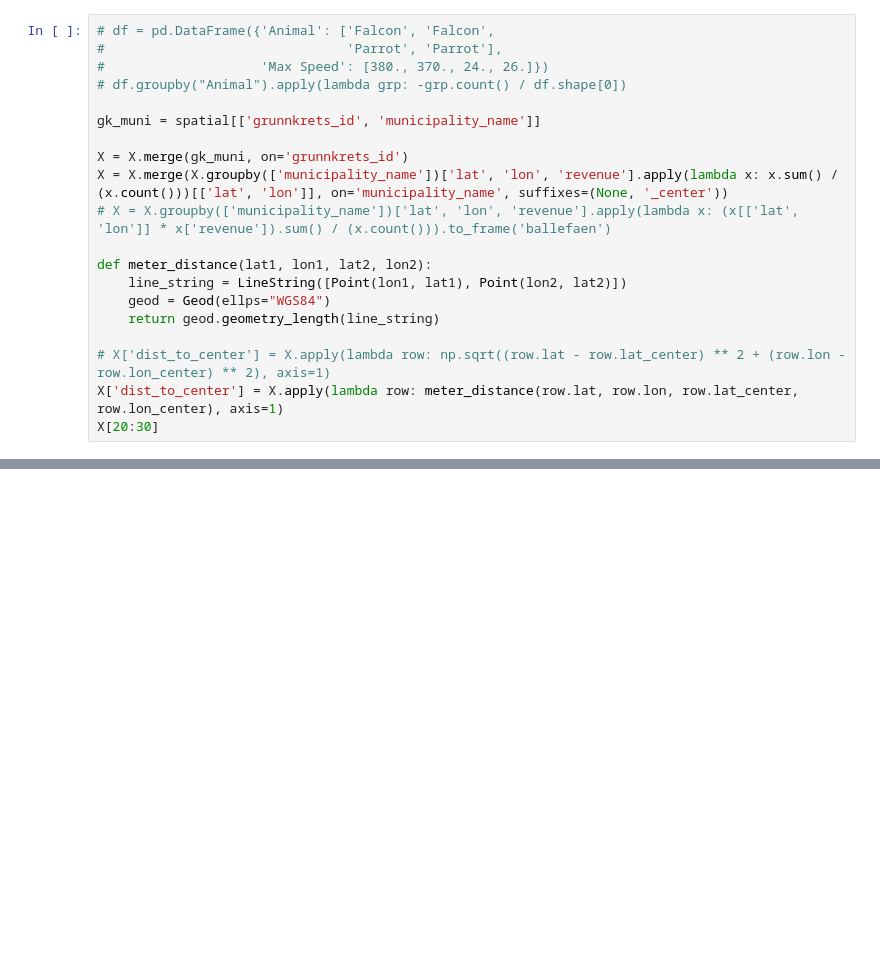
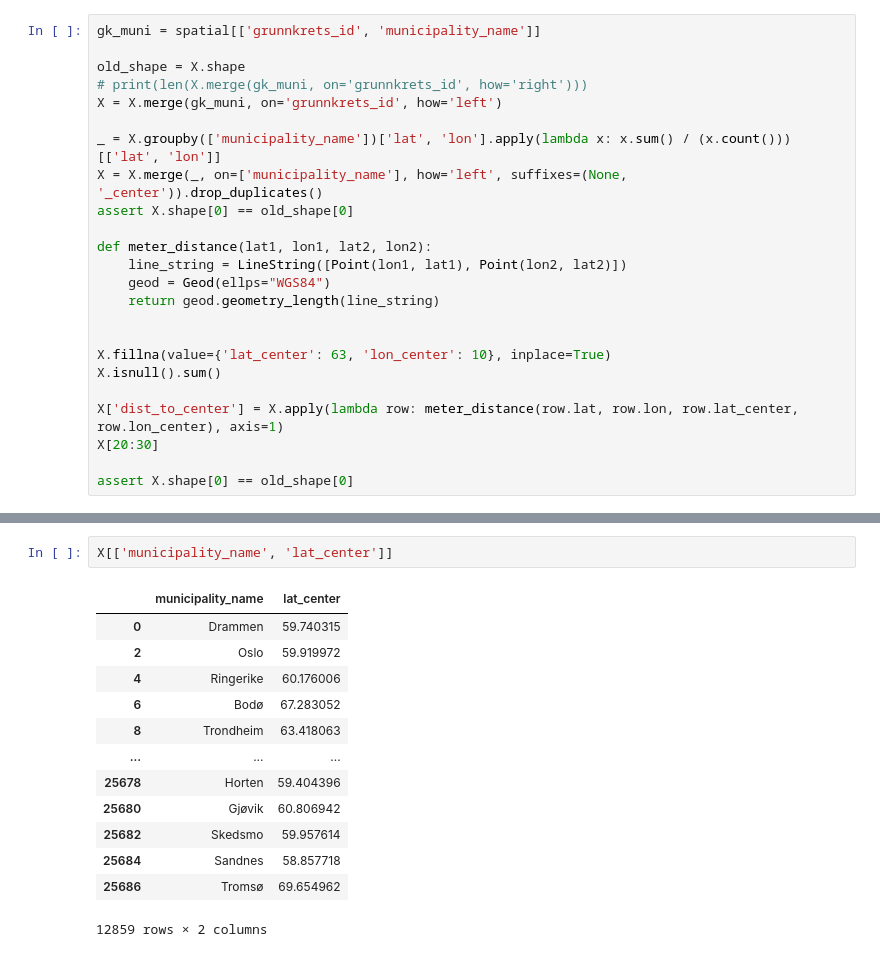
Before and after one commit to kasparpg/maskinprosjekt, a Jupyter notebook: city_center.ipynb, the cells around one changed output, grey strips where cells are left out. Cells and saved outputs as stored; diff of their text form; blank space fills up the shorter version.

```diff
--- a/city_center.ipynb
+++ b/city_center.ipynb
@@ -11,21 +21,25 @@ spatial = pd.read_csv('data/grunnkrets_norway_stripped.csv')
 # %%
-# df = pd.DataFrame({'Animal': ['Falcon', 'Falcon',
-#                               'Parrot', 'Parrot'],
-#                    'Max Speed': [380., 370., 24., 26.]})
-# df.groupby("Animal").apply(lambda grp: -grp.count() / df.shape[0])
-
 gk_muni = spatial[['grunnkrets_id', 'municipality_name']]
 
-X = X.merge(gk_muni, on='grunnkrets_id')
-X = X.merge(X.groupby(['municipality_name'])['lat', 'lon', 'revenue'].apply(lambda x: x.sum() / (x.count()))[['lat', 'lon']], on='municipality_name', suffixes=(None, '_center'))
-# X = X.groupby(['municipality_name'])['lat', 'lon', 'revenue'].apply(lambda x: (x[['lat', 'lon']] * x['revenue']).sum() / (x.count())).to_frame('ballefaen')
+old_shape = X.shape
+# print(len(X.merge(gk_muni, on='grunnkrets_id', how='right')))
+X = X.merge(gk_muni, on='grunnkrets_id', how='left')
+
+_ = X.groupby(['municipality_name'])['lat', 'lon'].apply(lambda x: x.sum() / (x.count()))[['lat', 'lon']]
+X = X.merge(_, on=['municipality_name'], how='left', suffixes=(None, '_center')).drop_duplicates()
+assert X.shape[0] == old_shape[0]
 
 def meter_distance(lat1, lon1, lat2, lon2):
     line_string = LineString([Point(lon1, lat1), Point(lon2, lat2)])
     geod = Geod(ellps="WGS84")
     return geod.geometry_length(line_string)
 
-# X['dist_to_center'] = X.apply(lambda row: np.sqrt((row.lat - row.lat_center) ** 2 + (row.lon - row.lon_center) ** 2), axis=1)
+
+X.fillna(value={'lat_center': 63, 'lon_center': 10}, inplace=True)
+X.isnull().sum()
+
 X['dist_to_center'] = X.apply(lambda row: meter_distance(row.lat, row.lon, row.lat_center, row.lon_center), axis=1)
 X[20:30]
+
+assert X.shape[0] == old_shape[0]
 # %% [output]
@@ -62,0 +77,16 @@ X[110:130]
+# %%
+X[['municipality_name', 'lat_center']]
+# %% [output]
+|  | municipality_name | lat_center |
+| 0 | Drammen | 59.740315 |
+| 2 | Oslo | 59.919972 |
+| 4 | Ringerike | 60.176006 |
+| 6 | Bodø | 67.283052 |
+| 8 | Trondheim | 63.418063 |
+| ... | ... | ... |
+| 25678 | Horten | 59.404396 |
+| 25680 | Gjøvik | 60.806942 |
+| 25682 | Skedsmo | 59.957614 |
+| 25684 | Sandnes | 58.857718 |
+| 25686 | Tromsø | 69.654962 |
+12859 rows × 2 columns
```
Also changed, not shown: parts of 4 cells of this notebook, 13 other files.
